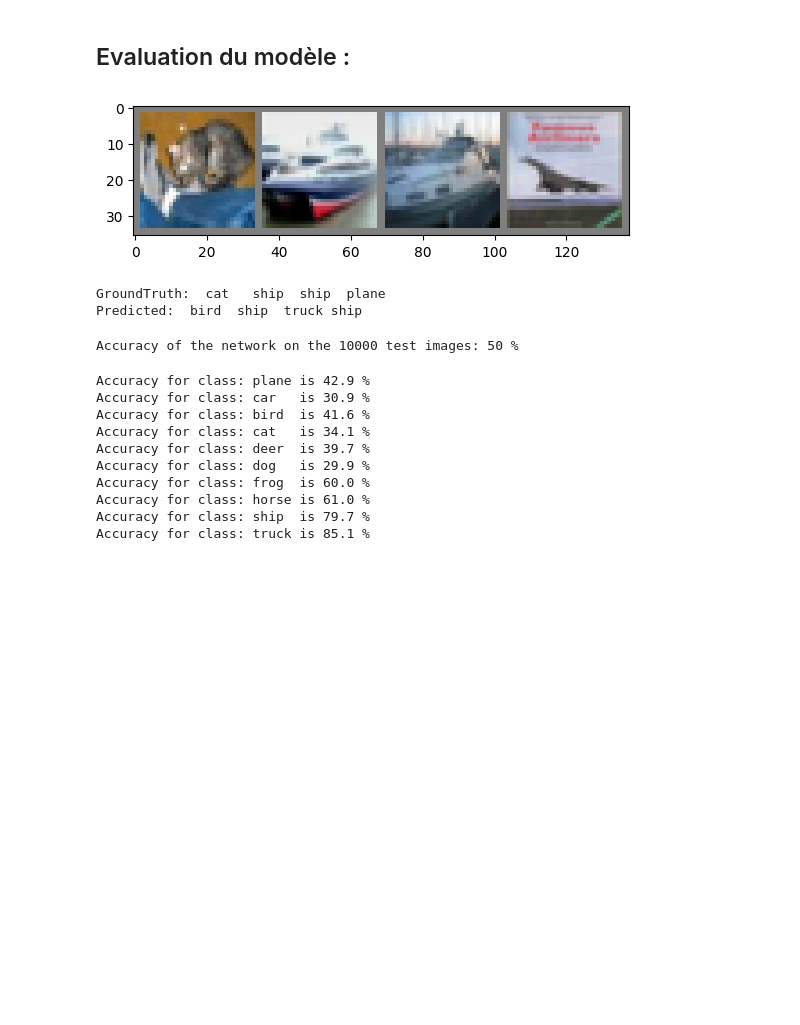
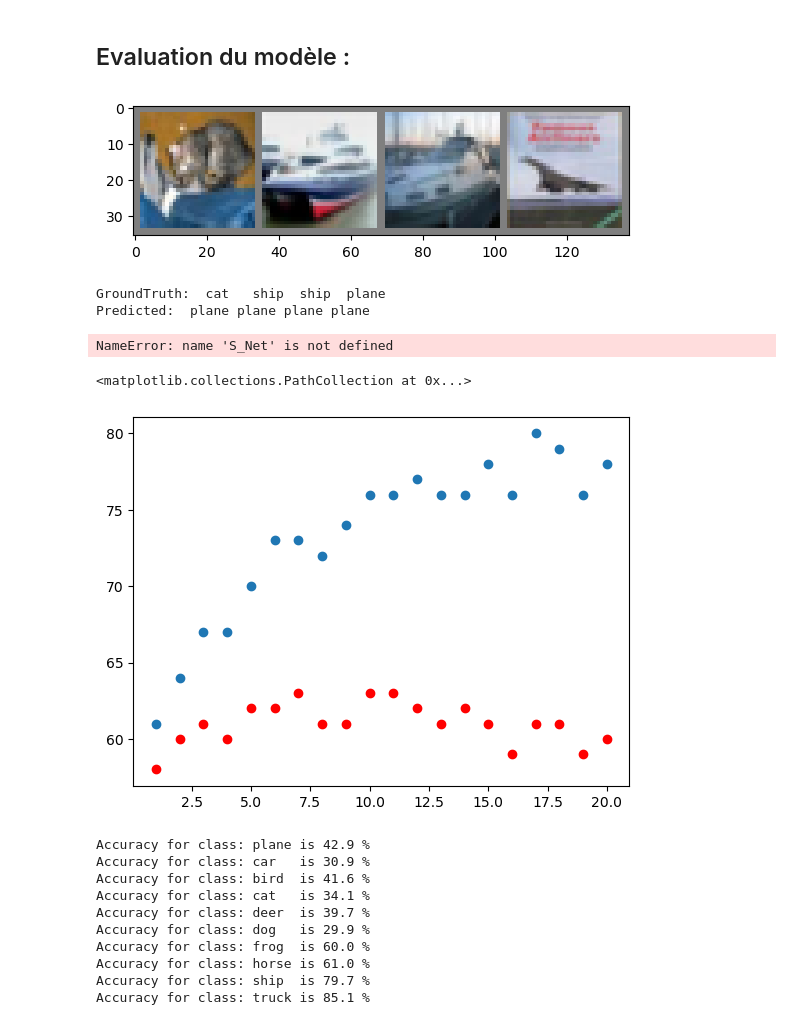
Before and after one commit to armburn/projet-traitement-image, a Jupyter notebook: yacine.ipynb, the cells around one changed output. Cells and saved outputs as stored; diff of their text form; code cells hidden in the pictures; blank space fills up the shorter version.

Commit message:
version changé avec calcul d erreur en fonction d'epoch pour simple et parki

```diff
--- a/yacine.ipynb
+++ b/yacine.ipynb
@@ -258,7 +255,7 @@ import torch.optim as optim
 criterion = nn.CrossEntropyLoss()
 optimizer = optim.SGD(net.parameters(), lr=0.001, momentum=0.9)
 # %%
-n_epochs = 2
+n_epochs = 40
 
 for epoch in range(n_epochs):  # loop over the dataset multiple times
 
@@ -283,5 +280,6 @@ for epoch in range(n_epochs):  # loop over the dataset multiple times
         if i % 2000 == 1999:    # print every 2000 mini-batches
             print(f'[{epoch + 1}, {i + 1:5d}] loss: {running_loss / 2000:.3f}')
             running_loss = 0.0
-
+    PATH = f"./cifar_net_tuto_n_epochs={epoch+1}.pth"
+    torch.save(net.state_dict(), PATH)
 print('Finished Training')
@@ -316,7 +300,7 @@ imshow(torchvision.utils.make_grid(images))
 print('GroundTruth: ', ' '.join(f'{classes[labels[j]]:5s}' for j in range(4)))
 
 
-net = Net()
+net = S_Net()
 net = net.cuda()
 net.load_state_dict(torch.load(PATH))
 
@@ -329,32 +313,60 @@ print('Predicted: ', ' '.join(f'{classes[predicted[j]]:5s}'
 # %% [output]
 [figure]
 GroundTruth:  cat   ship  ship  plane
-Predicted:  bird  ship  truck ship
+Predicted:  plane plane plane plane
 # %%
 # tester sur tout le test dataset :
 
-net = Net()
+net = S_Net()
 net = net.cuda()
-net.load_state_dict(torch.load(PATH))
-
-correct = 0
-total = 0
-# since we're not training, we don't need to calculate the gradients for our outputs
-with torch.no_grad():
-    for data in testloader:
-        images, labels = data
-        images = images.cuda()
-        labels = labels.cuda()
-        # calculate outputs by running images through the network
-        outputs = net(images)
-        # the class with the highest energy is what we choose as prediction
-        _, predicted = torch.max(outputs.data, 1)
-        total += labels.size(0)
-        correct += (predicted == labels).sum().item()
+n_epochs=20
+err_test=[]
+err_train=[]
+for epoch in range (n_epochs):
+    PATH = f"./cifar_net_tuto_n_epochs={epoch+1}.pth"
+    net.load_state_dict(torch.load(PATH))
+    correct = 0
+    total = 0
+    # since we're not training, we don't need to calculate the gradients for our outputs
+    with torch.no_grad():
+        for data in testloader:
+            images, labels = data
+            images = images.cuda()
+            labels = labels.cuda()
+            # calculate outputs by running images through the network
+            outputs = net(images)
+            # the class with the highest energy is what we choose as prediction
+            _, predicted = torch.max(outputs.data, 1)
+            total += labels.size(0)
+            correct += (predicted == labels).sum().item()
+        err_test.append(100 * correct // total)
+        print(100 * correct // total)
+        correct = 0
+        total = 0
+        for data in trainloader:
+            images, labels = data
+            images = images.cuda()
+            labels = labels.cuda()
+            # calculate outputs by running images through the network
+            outputs = net(images)
+            # the class with the highest energy is what we choose as prediction
+            _, predicted = torch.max(outputs.data, 1)
+            total += labels.size(0)
+            correct += (predicted == labels).sum().item()
+        err_train.append(100 * correct // total)
+        print(100 * correct // total)
+plt.plot(err_train,err_test)
 
 print(f'Accuracy of the network on the {len(testset)} test images: {100 * correct // total} %')
 # %% [output]
-Accuracy of the network on the 10000 test images: 50 %
+NameError: name 'S_Net' is not defined
+# %%
+n= np.linspace(1,20,20)
+plt.scatter(n,err_train)
+plt.scatter(n,err_test,color='red')
+# %% [output]
+<matplotlib.collections.PathCollection at 0x...>
+[figure, added]
 # %%
 # précision en fonction des classes :
 
```
Also changed, not shown: parts of 8 cells of this notebook.
